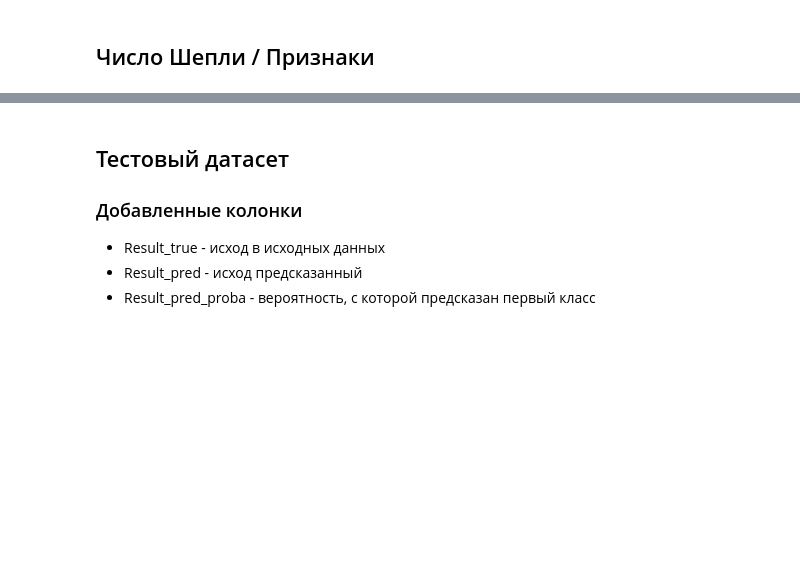
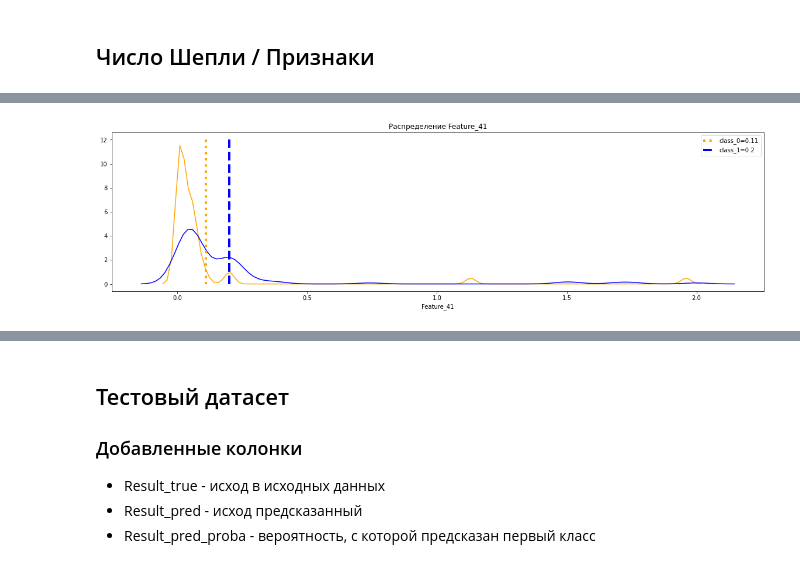
Before and after one commit to albul-k/ml_covid_surv_prediction, a Jupyter notebook: catboost_clf-ver_1.ipynb, the cells around one changed output, grey strips where cells are left out. Drawn from its saved outputs; the diff is of its cells as text; code cells hidden in the pictures; blank space fills up the shorter version.

```diff
--- a/catboost_clf-ver_1.ipynb
+++ b/catboost_clf-ver_1.ipynb
@@ -304,0 +293,4 @@ plt.legend()
+# %%
+distrib_plot(df[df['Feature_41'] < df['Feature_41'].quantile(0.95)], 'Feature_41', 'Result', y_max=12)
+# %% [output]
+[figure, added]
```
Also changed, not shown: parts of 13 cells of this notebook.
